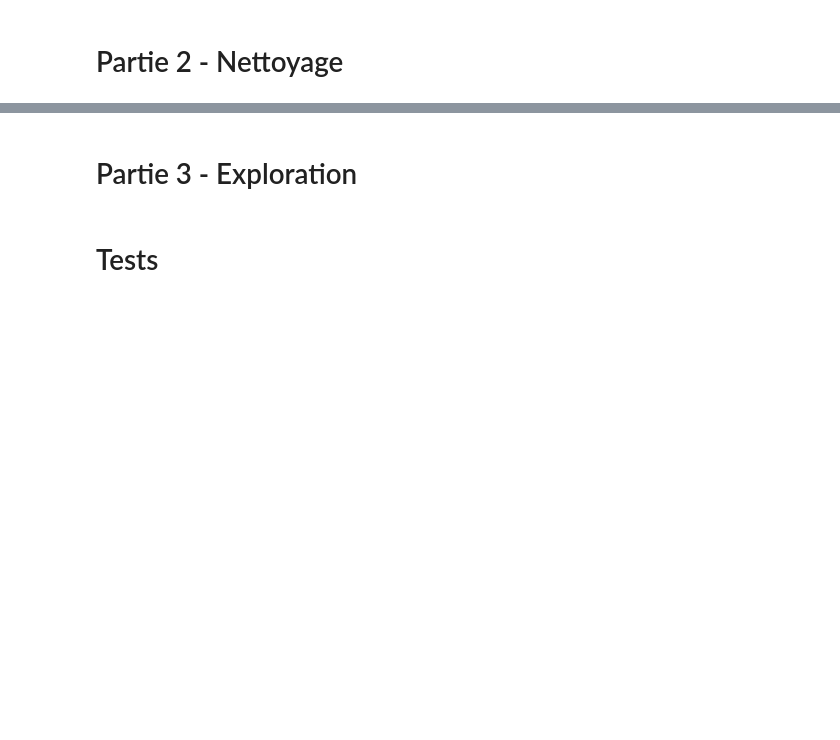
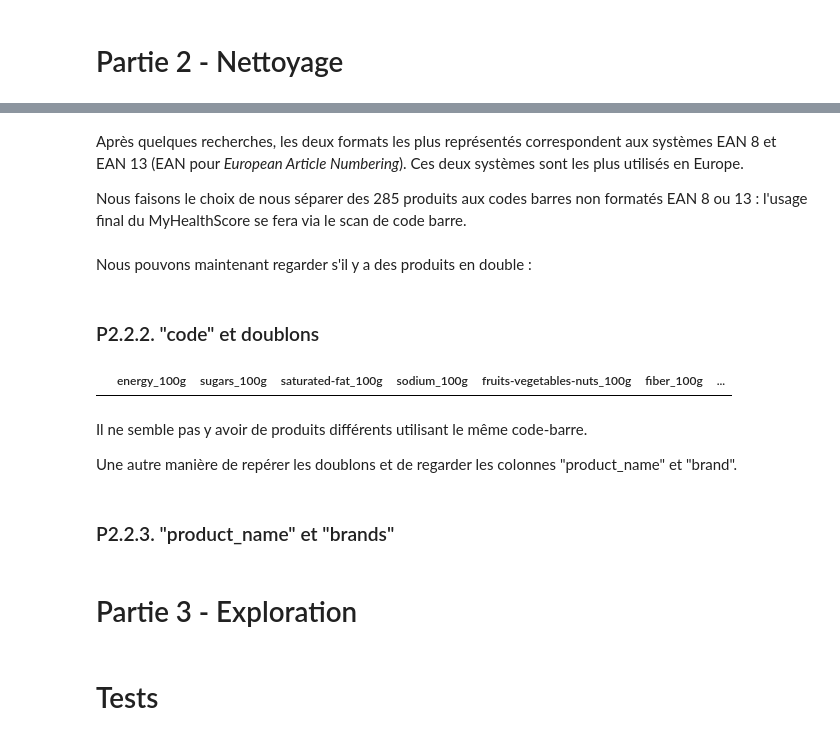
Before and after one commit to ClementPatin/OC-P3, a Jupyter notebook: Patin_Clement_1_notebook_052023.ipynb, the cells around one changed output, grey strips where cells are left out. Cells and saved outputs as stored; diff of their text form; code cells hidden in the pictures; blank space fills up the shorter version.

```diff
--- a/Patin_Clement_1_notebook_052023.ipynb
+++ b/Patin_Clement_1_notebook_052023.ipynb
@@ -257,0 +426,22 @@ Name: countries_fr, Length: 320772, dtype: object
+# %% [markdown]
+Après quelques recherches, les deux formats les plus représentés correspondent aux systèmes EAN 8 et EAN 13 (EAN pour *European Article Numbering*). Ces deux systèmes sont les plus utilisés en Europe.
+
+Nous faisons le choix de nous séparer des 285 produits aux codes barres non formatés EAN 8 ou 13 : l'usage final du MyHealthScore se fera via le scan de code barre.
+# %%
+foodClean01=foodRawLightFr.copy()
+# keep only the values of "code" whose length is 8 or 13
+foodClean01=foodClean01.loc[(foodClean01.code.str.len()==8)|(foodClean01.code.str.len()==13)]
+# %% [markdown]
+Nous pouvons maintenant regarder s'il y a des produits en double :
+# %% [markdown]
+### P2.2.2. "code" et doublons
+# %%
+foodClean01.loc[foodClean01.code.duplicated(keep=False)]
+# %% [output]
+|  | energy_100g | sugars_100g | saturated-fat_100g | sodium_100g | fruits-vegetables-nuts_100g | fiber_100g | ... |
+# %% [markdown]
+Il ne semble pas y avoir de produits différents utilisant le même code-barre.
+
+Une autre manière de repérer les doublons et de regarder les colonnes "product_name" et "brand".
+# %% [markdown]
+### P2.2.3. "product_name" et "brands"
```
Also changed, not shown: parts of 43 cells of this notebook.
